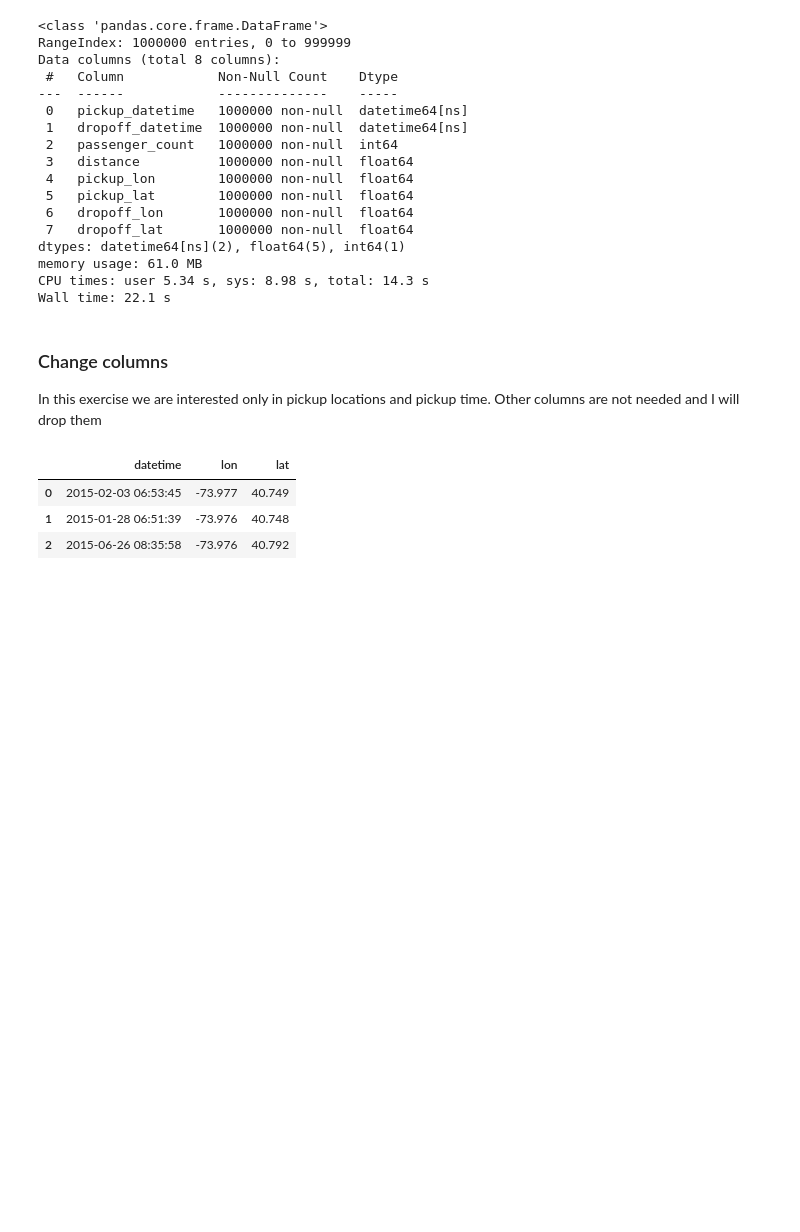
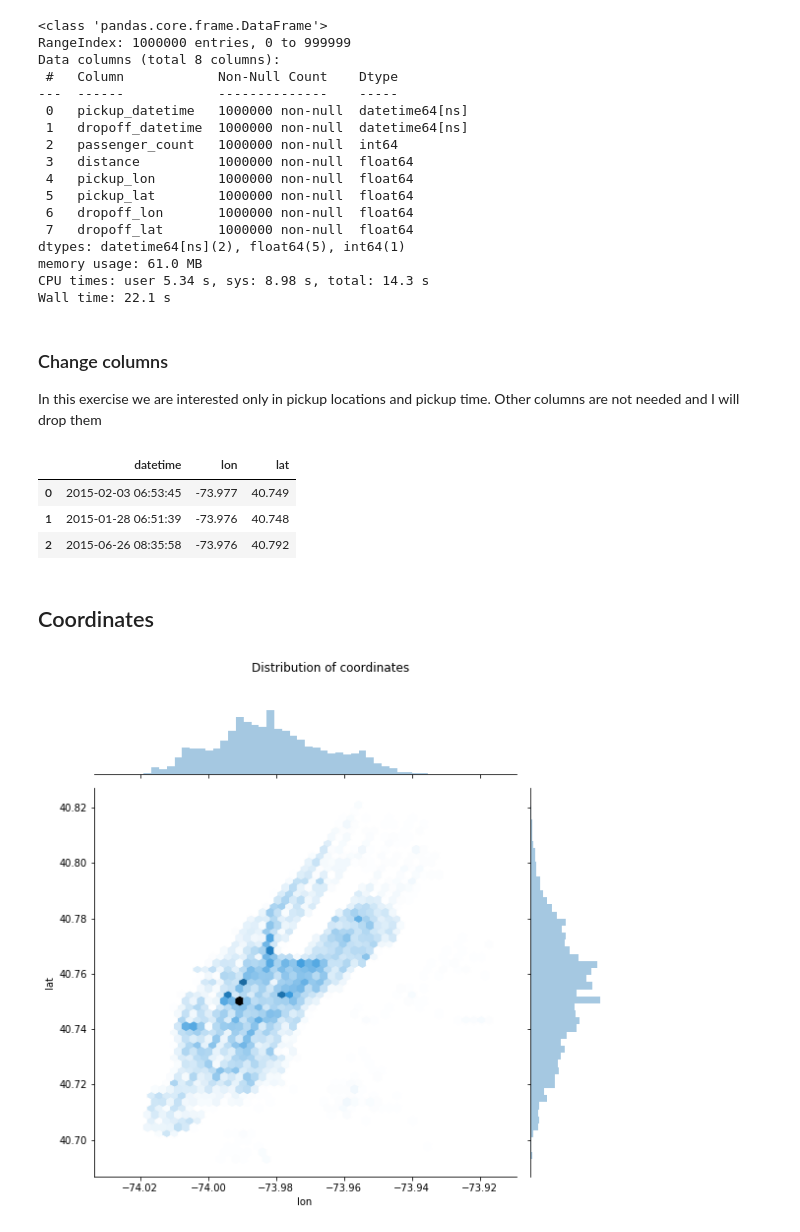
Before and after one commit to sash-ko/ai-transportation, a Jupyter notebook: cnn_demand_model/1_Exploration.ipynb, the cells around one changed output. Cells and saved outputs as stored; diff of their text form; code cells hidden in the pictures; blank space fills up the shorter version.

Commit message:
Add distribution of coordinates

```diff
--- a/cnn_demand_model/1_Exploration.ipynb
+++ b/cnn_demand_model/1_Exploration.ipynb
@@ -11,7 +11,7 @@ import numpy as np
 import seaborn as sns
 
 from pylab import rcParams
-rcParams['figure.figsize'] = (10, 4)
+rcParams['figure.figsize'] = (10, 7)
 
 import pandas as pd
 pd.set_option('max_columns', 40)
@@ -118,3 +121,12 @@ data.head(3)
 | 0 | 2015-02-03 06:53:45 | -73.977 | 40.749 |
 | 1 | 2015-01-28 06:51:39 | -73.976 | 40.748 |
 | 2 | 2015-06-26 08:35:58 | -73.976 | 40.792 |
+# %% [markdown]
+## Coordinates
+# %%
+sns.jointplot(data=data, x='lon', y='lat', kind='hex', height=8);
+
+plt.suptitle('Distribution of coordinates');
+plt.subplots_adjust(top=0.9);
+# %% [output]
+[figure, added]
```
Also changed, not shown: parts of 3 cells of this notebook.
